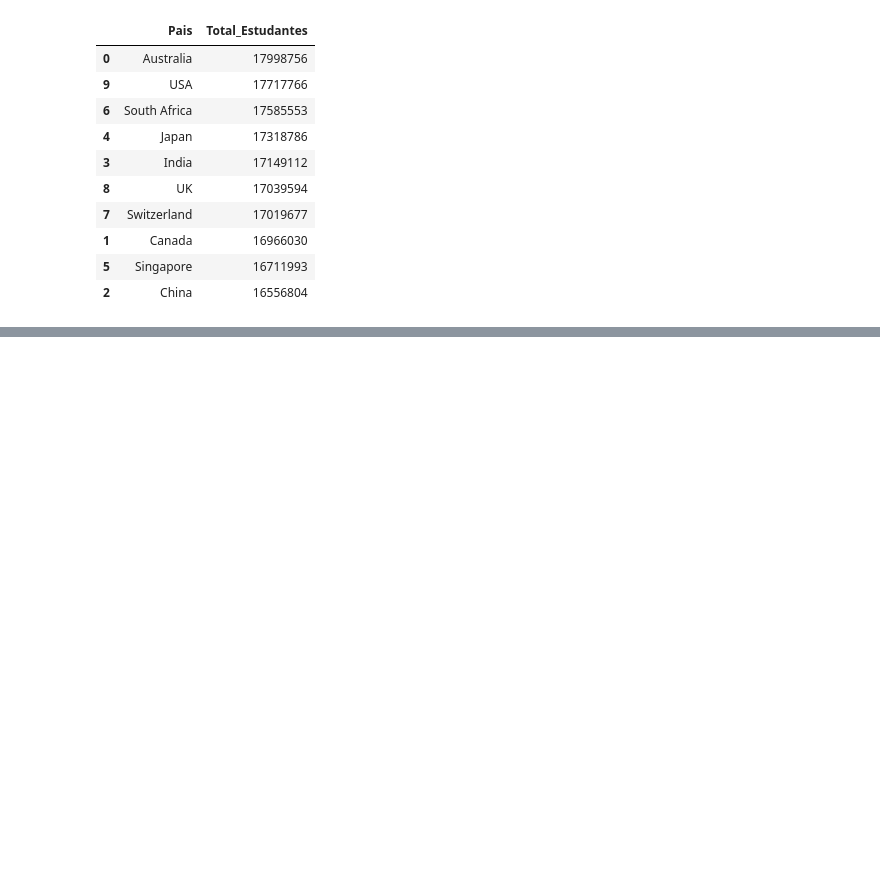
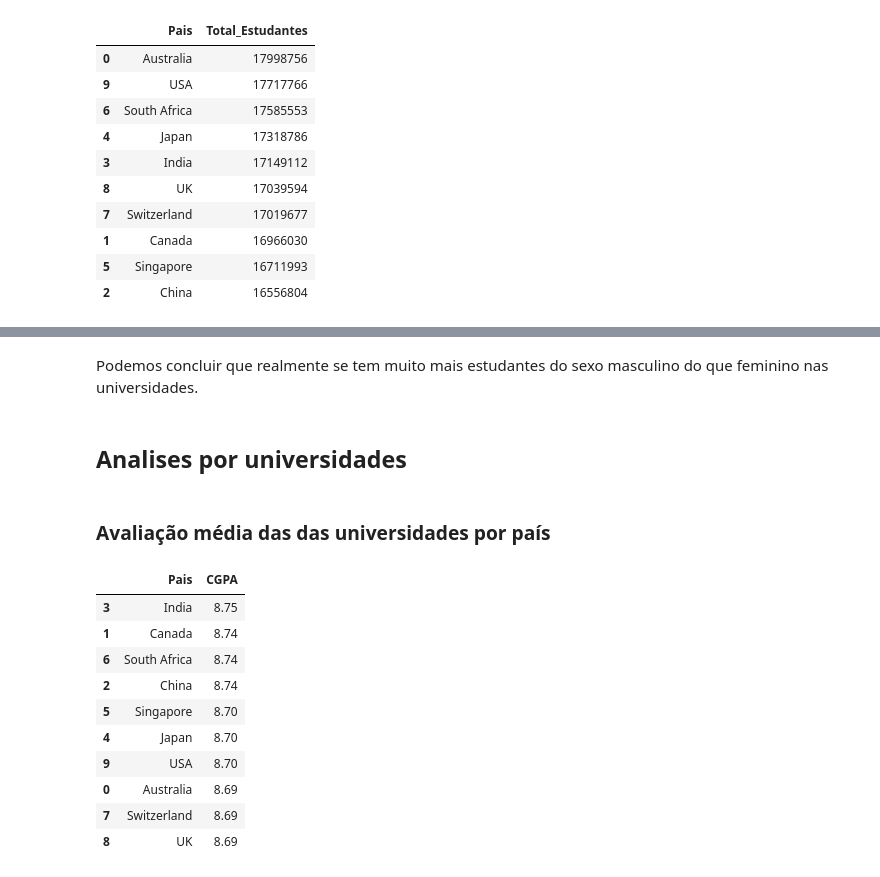
Before and after one commit to BruninSouza/Analise-Faculdades-Globais, a Jupyter notebook: analise.ipynb, the cells around one changed output, grey strips where cells are left out. Drawn from its saved outputs; the diff is of its cells as text; code cells hidden in the pictures; blank space fills up the shorter version.

Commit message:
Analises por faculdades

```diff
--- a/analise.ipynb
+++ b/analise.ipynb
@@ -214,0 +249,21 @@ podemos notar a queda drástica no número de estudantes por país, sendo que an
+# %% [markdown]
+Podemos concluir que realmente se tem muito mais estudantes do sexo masculino do que feminino nas universidades.
+# %% [markdown]
+## Analises por universidades
+# %% [markdown]
+### Avaliação média das das universidades por país
+# %%
+media_cgpa = dataset.groupby('Pais')['CGPA'].mean().round(2).reset_index()
+media_cgpa.sort_values(by='CGPA', ascending=False)
+# %% [output]
+|  | Pais | CGPA |
+| 3 | India | 8.75 |
+| 1 | Canada | 8.74 |
+| 6 | South Africa | 8.74 |
+| 2 | China | 8.74 |
+| 5 | Singapore | 8.70 |
+| 4 | Japan | 8.70 |
+| 9 | USA | 8.70 |
+| 0 | Australia | 8.69 |
+| 7 | Switzerland | 8.69 |
+| 8 | UK | 8.69 |
```
Also changed, not shown: parts of 17 cells of this notebook.
